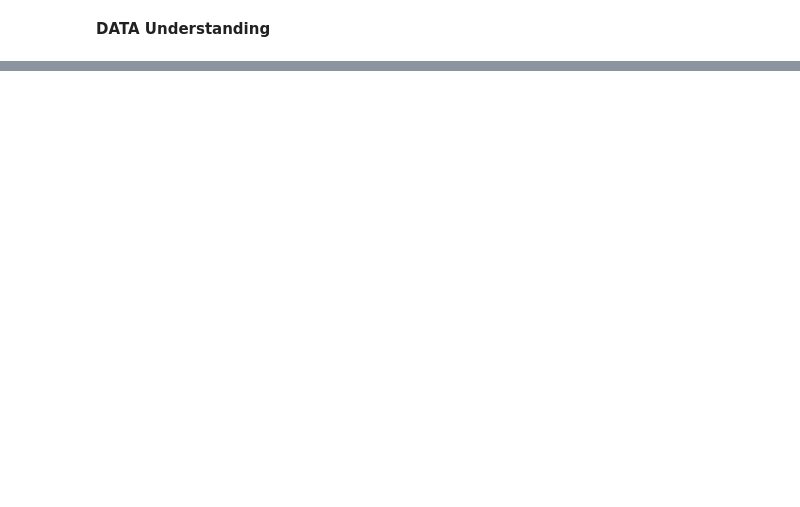
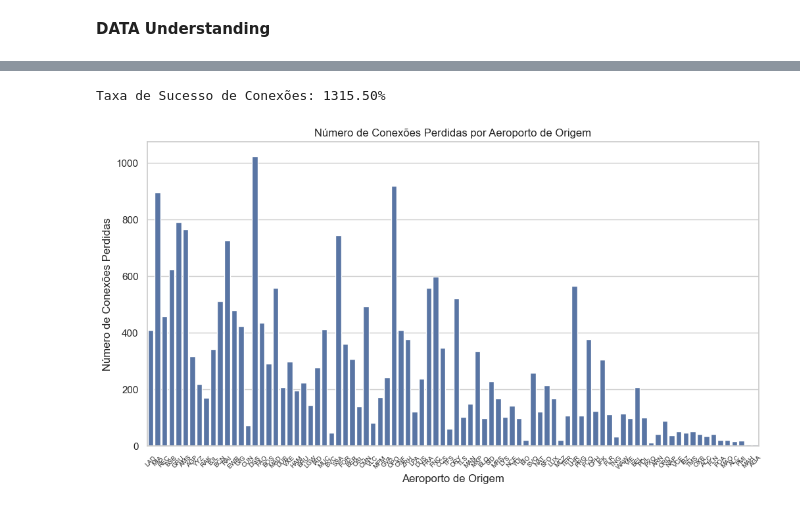
Before and after one commit to CostinhaJ/PIAA_TAP_Delay, a Jupyter notebook: DataUnderstanding.ipynb, the cells around one changed output, grey strips where cells are left out. Cells and saved outputs as stored; diff of their text form; code cells hidden in the pictures; blank space fills up the shorter version.

```diff
--- a/DataUnderstanding.ipynb
+++ b/DataUnderstanding.ipynb
@@ -270,3 +233,18 @@ Delayed Flight  = SCHD_DEP_TM < ACT_DEP_TM
 Quais os principais componentes que influenciam?
 Qual informação é que temos?
 Quais são os dados mais importantes
+# %%
+caminho_dos_ARRLIS = '../Caso_TAP/TAP 3 1/ISCTE/ARRLIS'
+arquivos_csv_ARRLIS = glob(os.path.join(caminho_dos_ARRLIS, "*.csv"))
+
+
+dataframes_ARRLIS = []
+
+# Ler e adicionar cada CSV à lista
+for arquivo in arquivos_csv_ARRLIS:
+    df_ARRLIS = pd.read_csv(arquivo)  # Se houver separador diferente, use sep=";"
+    dataframes_ARRLIS.append(df_ARRLIS)
+
+df_final_ARRLIS = pd.concat(dataframes_ARRLIS, ignore_index=True)
+
+df_final_ARRLIS.to_csv("dados_combinados_ARRLIS.csv", index=False)
@@ -459,0 +486,16 @@ dtype: float64
+# %%
+# Análise de conexões (se aplicável)
+taxa_sucesso = df_final_CONNECTLIS['MISCONN'].count() / df_final_CONNECTLIS['MISCONN'].sum()
+print(f'Taxa de Sucesso de Conexões: {taxa_sucesso:.2%}')
+
+misconn_df = df_final_CONNECTLIS[df_final_CONNECTLIS['MISCONN'] == 1]
+plt.figure(figsize=(12, 6))
+sns.countplot(x='IN_BOARD_PNT', data=misconn_df)
+plt.title('Número de Conexões Perdidas por Aeroporto de Origem')
+plt.xlabel('Aeroporto de Origem')
+plt.ylabel('Número de Conexões Perdidas')
+plt.xticks(rotation=45, fontsize = 7)
+plt.show()
+# %% [output]
+Taxa de Sucesso de Conexões: 1315.50%
+[figure, added]
```
Also changed, not shown: parts of 13 cells of this notebook.
